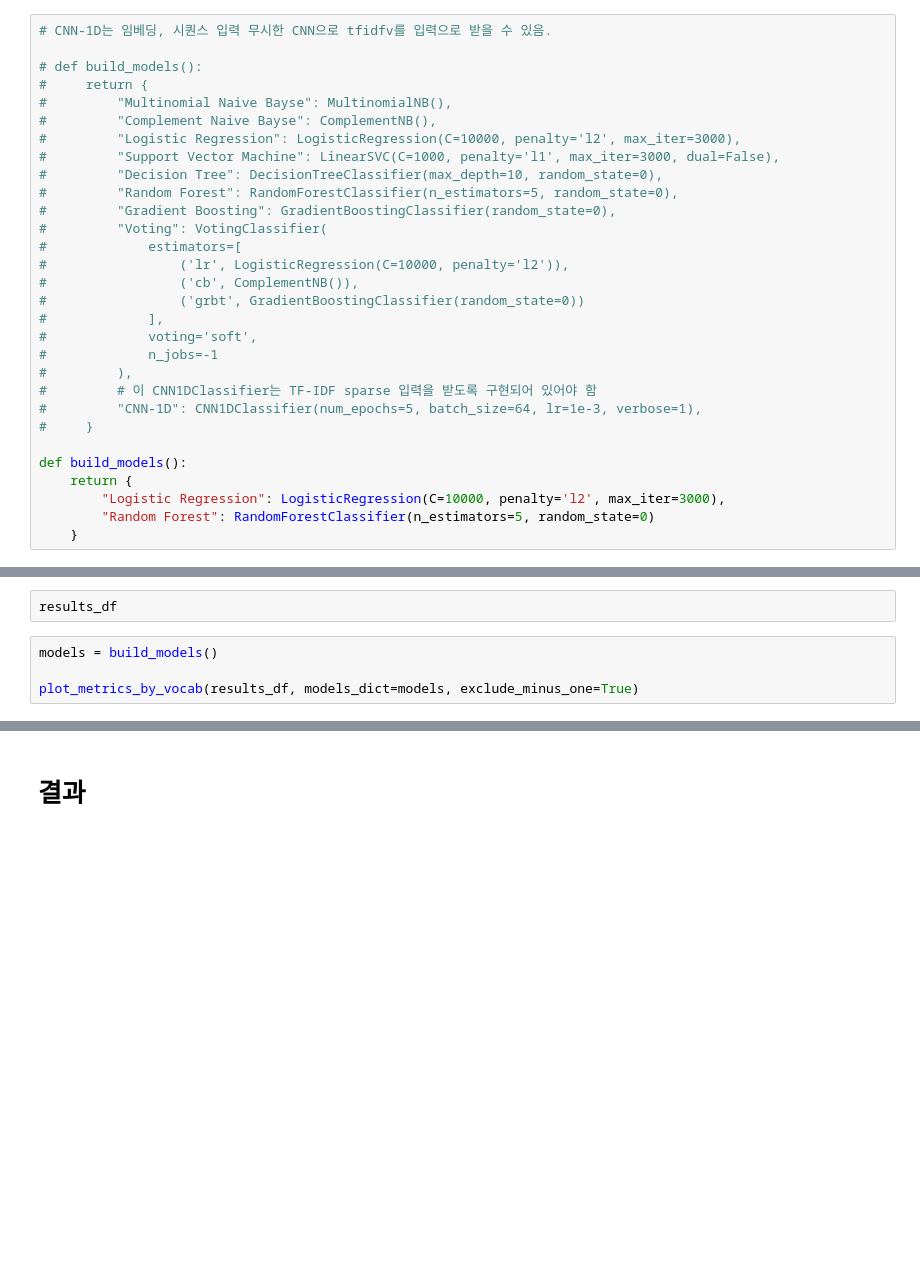
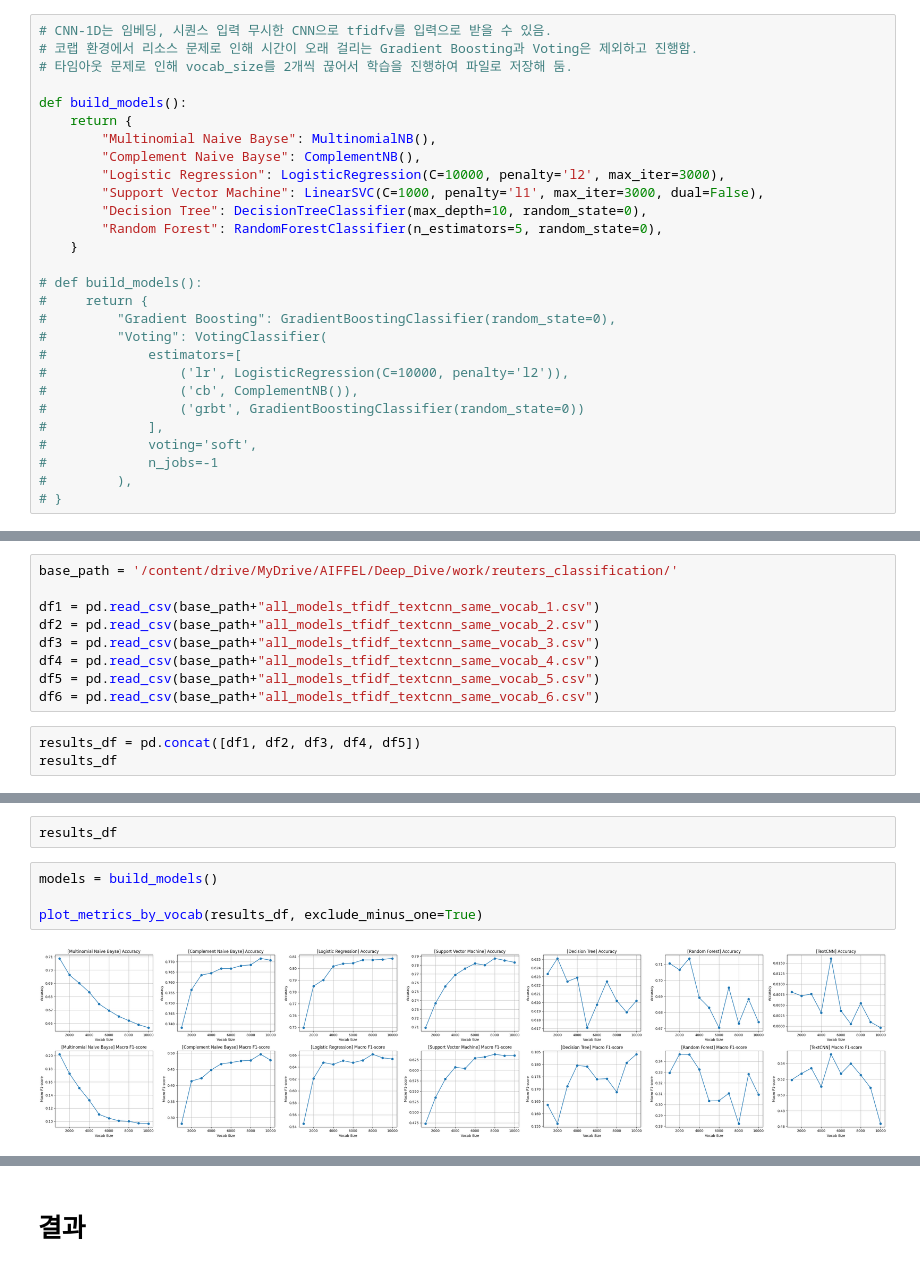
Before and after one commit to ZN-Sellena2000/AIFFEL_quest_rs, a Jupyter notebook: Going Deeper/Quest02/vectorization_project.ipynb, the cells around one changed output, grey strips where cells are left out. Saved outputs shown, nothing was run; the diff lists cells and outputs as text; blank space fills up the shorter version.

Commit message:
feat: vectorization project full version without GB, Voting model

```diff
--- a/Going Deeper/Quest02/vectorization_project.ipynb
+++ b/Going Deeper/Quest02/vectorization_project.ipynb
@@ -841,15 +859,21 @@ def plot_metrics_by_vocab(
 # 모델 학습 및 실험
 # %%
 # CNN-1D는 임베딩, 시퀀스 입력 무시한 CNN으로 tfidfv를 입력으로 받을 수 있음.
+# 코랩 환경에서 리소스 문제로 인해 시간이 오래 걸리는 Gradient Boosting과 Voting은 제외하고 진행함.
+# 타임아웃 문제로 인해 vocab_size를 2개씩 끊어서 학습을 진행하여 파일로 저장해 둠.
+
+def build_models():
+    return {
+        "Multinomial Naive Bayse": MultinomialNB(),
+        "Complement Naive Bayse": ComplementNB(),
+        "Logistic Regression": LogisticRegression(C=10000, penalty='l2', max_iter=3000),
+        "Support Vector Machine": LinearSVC(C=1000, penalty='l1', max_iter=3000, dual=False),
+        "Decision Tree": DecisionTreeClassifier(max_depth=10, random_state=0),
+        "Random Forest": RandomForestClassifier(n_estimators=5, random_state=0),
+    }
 
 # def build_models():
 #     return {
-#         "Multinomial Naive Bayse": MultinomialNB(),
-#         "Complement Naive Bayse": ComplementNB(),
-#         "Logistic Regression": LogisticRegression(C=10000, penalty='l2', max_iter=3000),
-#         "Support Vector Machine": LinearSVC(C=1000, penalty='l1', max_iter=3000, dual=False),
-#         "Decision Tree": DecisionTreeClassifier(max_depth=10, random_state=0),
-#         "Random Forest": RandomForestClassifier(n_estimators=5, random_state=0),
 #         "Gradient Boosting": GradientBoostingClassifier(random_state=0),
 #         "Voting": VotingClassifier(
 #             estimators=[
@@ -860,13 +884,5 @@ def plot_metrics_by_vocab(
 #             voting='soft',
 #             n_jobs=-1
 #         ),
-#         # 이 CNN1DClassifier는 TF-IDF sparse 입력을 받도록 구현되어 있어야 함
-#         "CNN-1D": CNN1DClassifier(num_epochs=5, batch_size=64, lr=1e-3, verbose=1),
-#     }
-
-def build_models():
-    return {
-        "Logistic Regression": LogisticRegression(C=10000, penalty='l2', max_iter=3000),
-        "Random Forest": RandomForestClassifier(n_estimators=5, random_state=0)
-    }
+# }
 # %%
@@ -968,0 +1627,12 @@ Macro F1-score: 0.30931816900485903
+# %%
+base_path = '/content/drive/MyDrive/AIFFEL/Deep_Dive/work/reuters_classification/'
+
+df1 = pd.read_csv(base_path+"all_models_tfidf_textcnn_same_vocab_1.csv")
+df2 = pd.read_csv(base_path+"all_models_tfidf_textcnn_same_vocab_2.csv")
+df3 = pd.read_csv(base_path+"all_models_tfidf_textcnn_same_vocab_3.csv")
+df4 = pd.read_csv(base_path+"all_models_tfidf_textcnn_same_vocab_4.csv")
+df5 = pd.read_csv(base_path+"all_models_tfidf_textcnn_same_vocab_5.csv")
+df6 = pd.read_csv(base_path+"all_models_tfidf_textcnn_same_vocab_6.csv")
+# %%
+results_df = pd.concat([df1, df2, df3, df4, df5])
+results_df
@@ -971,4 +1667,6 @@ results_df
 # %%
 models = build_models()
 
-plot_metrics_by_vocab(results_df, models_dict=models, exclude_minus_one=True)
+plot_metrics_by_vocab(results_df, exclude_minus_one=True)
+# %% [output]
+[figure, added]
```
Also changed, not shown: parts of 27 cells of this notebook, 1 other file.
